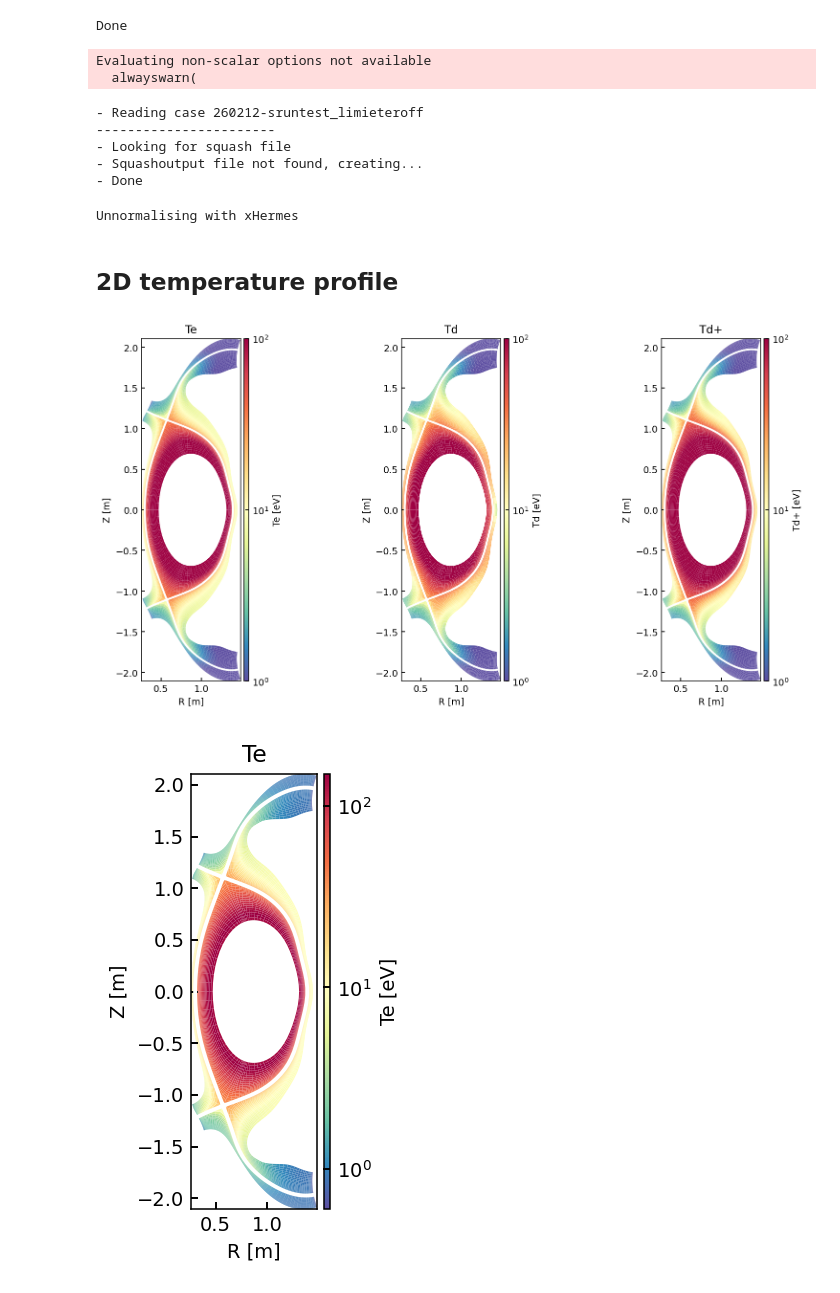
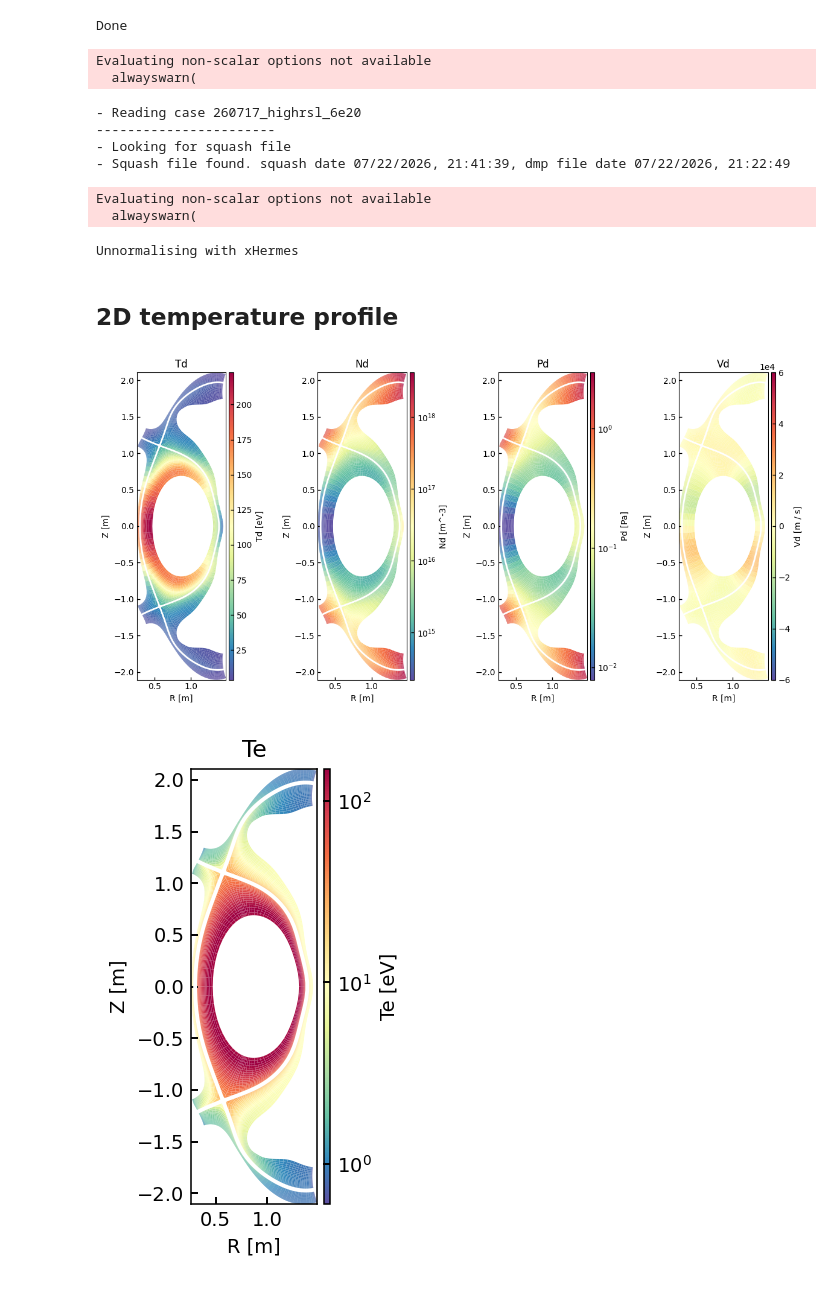
Before and after one commit to sun51027/hermes3-2dplots, a Jupyter notebook: plot_2Dpolygon.ipynb, the cells around one changed output. Saved outputs shown, nothing was run; the diff lists cells and outputs as text; code cells hidden in the pictures.

```diff
--- a/plot_2Dpolygon.ipynb
+++ b/plot_2Dpolygon.ipynb
@@ -37,13 +37,14 @@ Done
 # %%
 db = CaseDB(
     # case_dir = r"/users/jpm590/2dspace/run",
-    case_dir = r"/users/jpm590/scratch/",
-    grid_dir = r"/users/jpm590/neutralrun/hermes-3/master"
+    case_dir = r"/Users/zero/workspace/phd_work/hms_output",
+    grid_dir = r"/Users/zero/workspace/phd_work/hms_output/gridfile"
 )
 
 toload = [
     # dict(name="original", id="251007-2D-MASTU", unnormalise_geom = True, use_xhermes = True, squash = True)
-    dict(name="MAST-U", id="260212-sruntest_limieteroff", unnormalise_geom = True, use_xhermes = True, squash = True)
+    dict(name="MAST-U", id="260717_highrsl_6e20", unnormalise_geom = True, use_xhermes = True, squash = True)
+    # dict(name="MAST-U", id="260310_neutralimit_gcc12_9497476", unnormalise_geom = True, use_xhermes = True, squash = True)
 
 ]
 cs = {}
@@ -53,26 +54,28 @@ for case in toload:
 # %% [output]
 Evaluating non-scalar options not available
   alwayswarn(
-- Reading case 260212-sruntest_limieteroff
+- Reading case 260717_highrsl_6e20
 -----------------------
 - Looking for squash file
-- Squashoutput file not found, creating...
-- Done
+- Squash file found. squash date 07/22/2026, 21:41:39, dmp file date 07/22/2026, 21:22:49
-Unnormalising with xHermes
+Evaluating non-scalar options not available
+  alwayswarn(
+Unnormalising with xHermes
 # %% [markdown]
 ## 2D temperature profile
 # %%
 ds = cs["MAST-U"].ds.isel(t=-1)
-fig, ax = plt.subplots(1,3 , figsize=(12,6))
+fig, ax = plt.subplots(1,4 , figsize=(12,6))
 
-ds["Te"].bout.polygon(ax = ax[0], cmap = "Spectral_r", antialias = True, logscale = True, vmin=1, vmax=100)
-ds["Td"].bout.polygon(ax = ax[1], cmap = "Spectral_r", antialias = True, logscale = True, vmin=1, vmax=100)
-ds["Td+"].bout.polygon(ax = ax[2], cmap = "Spectral_r", antialias = True, logscale = True, vmin=1, vmax=100)
+ds["Td"].bout.polygon(ax = ax[0], cmap = "Spectral_r", antialias = True, logscale = False,  )
+ds["Nd"].bout.polygon(ax = ax[1], cmap = "Spectral_r", antialias = True, logscale = True, )
+ds["Pd"].bout.polygon(ax = ax[2], cmap = "Spectral_r", antialias = True, logscale = True, )
+ds["Vd"].bout.polygon(ax = ax[3], cmap = "Spectral_r", antialias = True, logscale = False, vmax=6e4, vmin=-6e4)
 
 
 plt.tight_layout()
 # %% [output]
-[figure, old version]
+[figure, new version]
 # %%
 ds = cs["MAST-U"].ds.isel(t=-1)
 fig, ax = plt.subplots()
```
Also changed, not shown: parts of 1 cell of this notebook, 7 other files.
